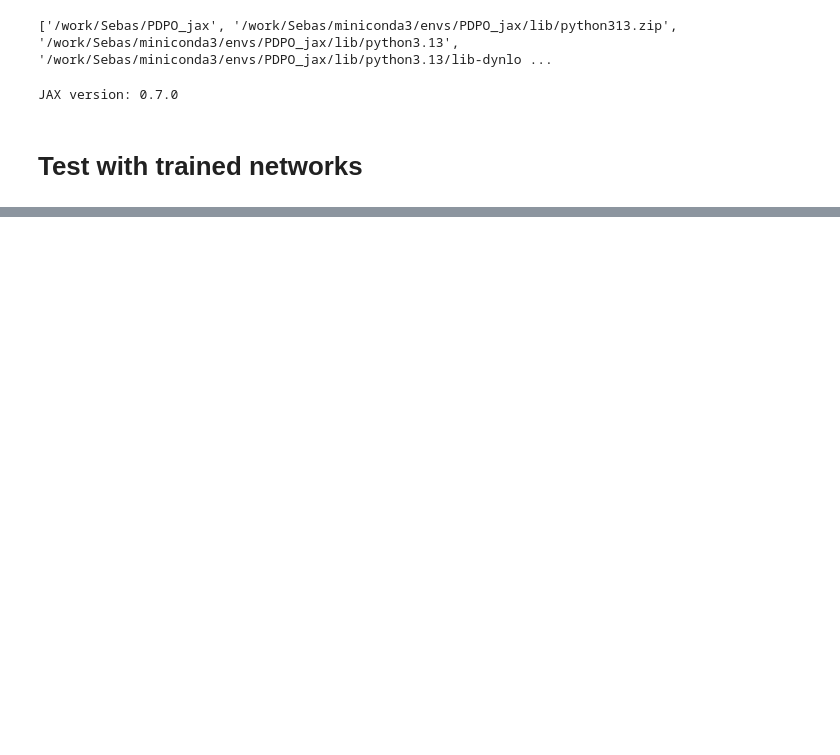
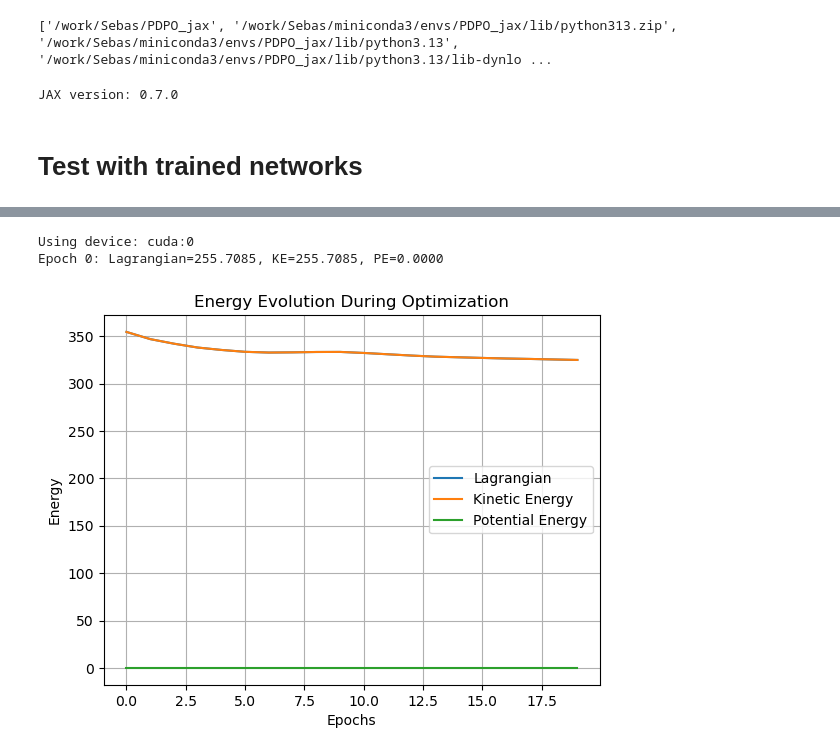
Before and after one commit to SebasGutHdz/PDPO_jax, a Jupyter notebook: pdpo/spline/test_interpolation.ipynb, the cells around one changed output, grey strips where cells are left out. Cells and saved outputs as stored; diff of their text form; code cells hidden in the pictures; blank space fills up the shorter version.

```diff
--- a/pdpo/spline/test_interpolation.ipynb
+++ b/pdpo/spline/test_interpolation.ipynb
@@ -177,0 +188,33 @@ lagrangian(
+# %%
+x0 = inf_train_gen(
+    data_type = model_params0['data_config']['source_type'],
+    key = subkey,
+    batch_size = 1000
+)
+# %%
+
+
+optimized_state,history = optimize_path(
+    problem_config = config_problem,
+    key = subkey,
+    epochs = 20,
+    learning_rate = 1e-3,
+    x0 = x0
+)
+
+key,subkey = jrandom.split(key)
+# %% [output]
+Using device: cuda:0
+Epoch 0: Lagrangian=255.7085, KE=255.7085, PE=0.0000
+# %%
+plt.plot(history.lagrangian, label='Lagrangian')
+plt.plot(history.kinetic, label='Kinetic Energy')
+plt.plot(history.potential, label='Potential Energy')
+plt.xlabel('Epochs')
+plt.ylabel('Energy')
+plt.legend()
+plt.title('Energy Evolution During Optimization')
+plt.grid()
+plt.show()
+# %% [output]
+[figure, added]
```
Also changed, not shown: parts of 10 cells of this notebook, 5 other files.
